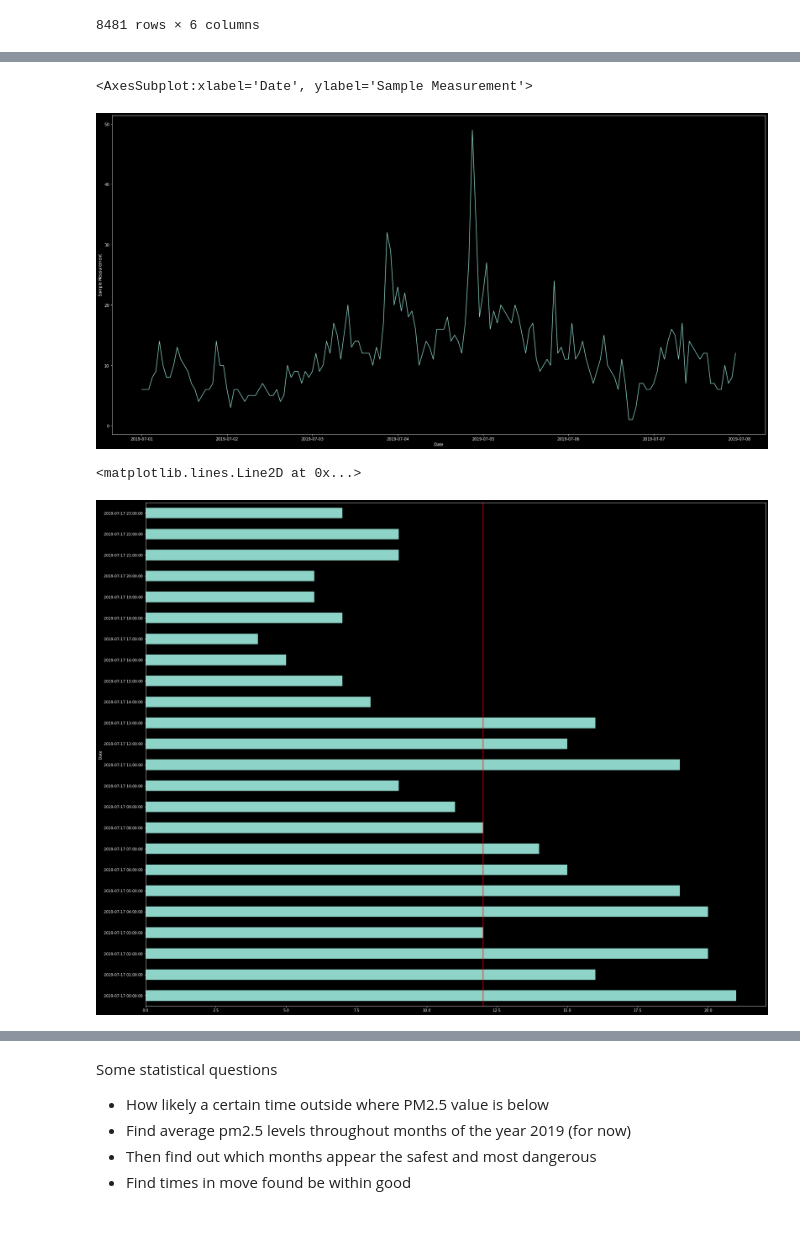
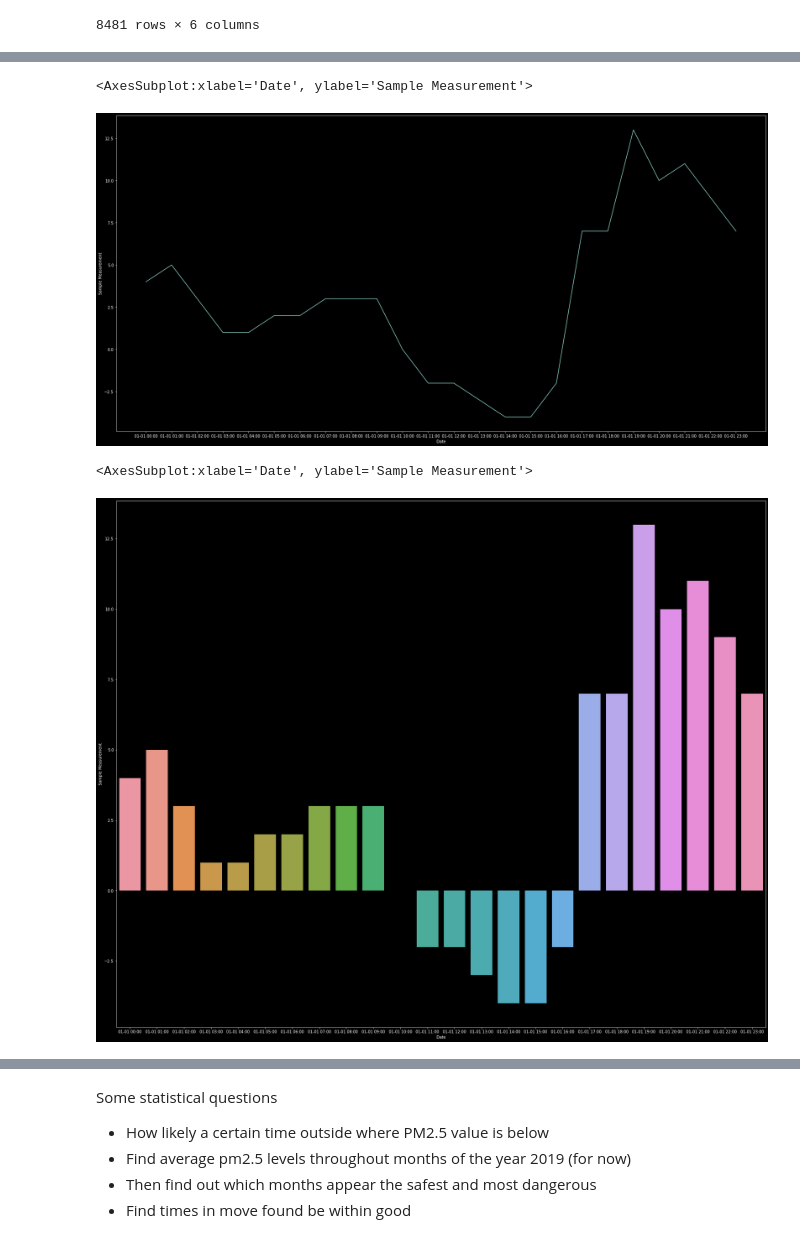
Before and after one commit to willkchan/MA-pollution-EDA, a Jupyter notebook: notebooks/EDA/EDA_0.ipynb, the cells around one changed output, grey strips where cells are left out. Saved outputs shown, nothing was run; the diff lists cells and outputs as text; code cells hidden in the pictures.

Commit message:
reformat df columns

```diff
--- a/notebooks/EDA/EDA_0.ipynb
+++ b/notebooks/EDA/EDA_0.ipynb
@@ -154,9 +154,9 @@ See the caveats in the documentation: https://pandas.pydata.org/pandas-docs/stab
 # drop redundant columns
 worcester_2019 = worcester_2019.drop(columns=['Date Local', 'Time Local'])
 
-# rename and set index to time period
-worcester_2019.rename(columns={'Time':'Date'}, inplace=True)
-worcester_2019.set_index(['Date'], inplace=True)
+# Convert time to datetime and rename time to date period
+worcester_2019['Time'] = pd.to_datetime(worcester_2019['Time'])
+worcester_2019.rename(columns={'Time':'DateTime'}, inplace=True)
 display(worcester_2019.dtypes)
 worcester_2019
 # %% [output]
@@ -180,0 +181,9 @@ dtype: object
+# %%
+# Omit year from date format as var_name suggests 2019 dates only
+date_format = [pd.datetime.strftime(date, '%m-%d %H:%M') for date in worcester_2019['DateTime']]
+worcester_2019.insert(0, 'Date', date_format)
+
+# Set datetime as indext
+worcester_2019.set_index(['DateTime'], inplace=True)
+display(worcester_2019.dtypes)
+worcester_2019
@@ -181,13 +210,15 @@ dtype: object
 # %%
 plt.figure(figsize=(30,15))
-sns.lineplot(data = worcester_2019.loc['2019-07-01':'2019-07-07'], x='Date', y='Sample Measurement')
+# sns.lineplot(data = worcester_2019.loc['2019-07-01':'2019-07-07'], x='Date', y='Sample Measurement')
+sns.lineplot(data=worcester_2019[:24], x='Date', y='Sample Measurement')
 # %% [output]
 <AxesSubplot:xlabel='Date', ylabel='Sample Measurement'>
-[figure, old version]
+[figure, new version]
 # %%
 plt.figure(figsize=(30,25))
-worcester_2019.loc['2019-07-17']['Sample Measurement'].plot(kind='barh')
-plt.axvline(x=12, color='red')
+# worcester_2019.loc['2019-07-17']['Sample Measurement'].plot(kind='barh')
+# plt.axvline(x=12, color='red')
+sns.barplot(data=worcester_2019[:24], x='Date', y='Sample Measurement')
 # %% [output]
-<matplotlib.lines.Line2D at 0x...>
+<AxesSubplot:xlabel='Date', ylabel='Sample Measurement'>
-[figure, old version]
+[figure, new version]
```
Also changed, not shown: parts of 3 cells of this notebook.
